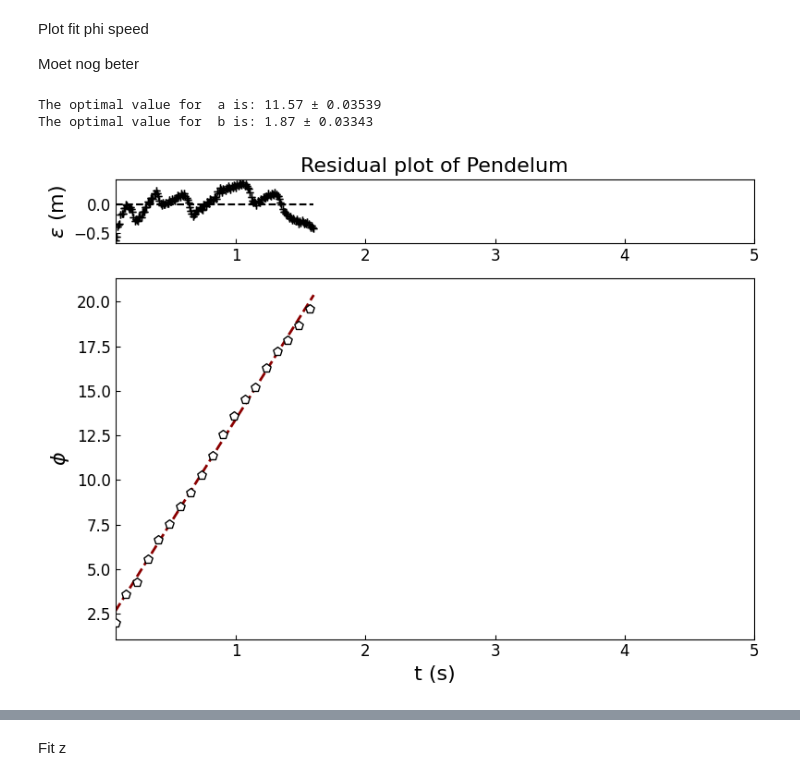
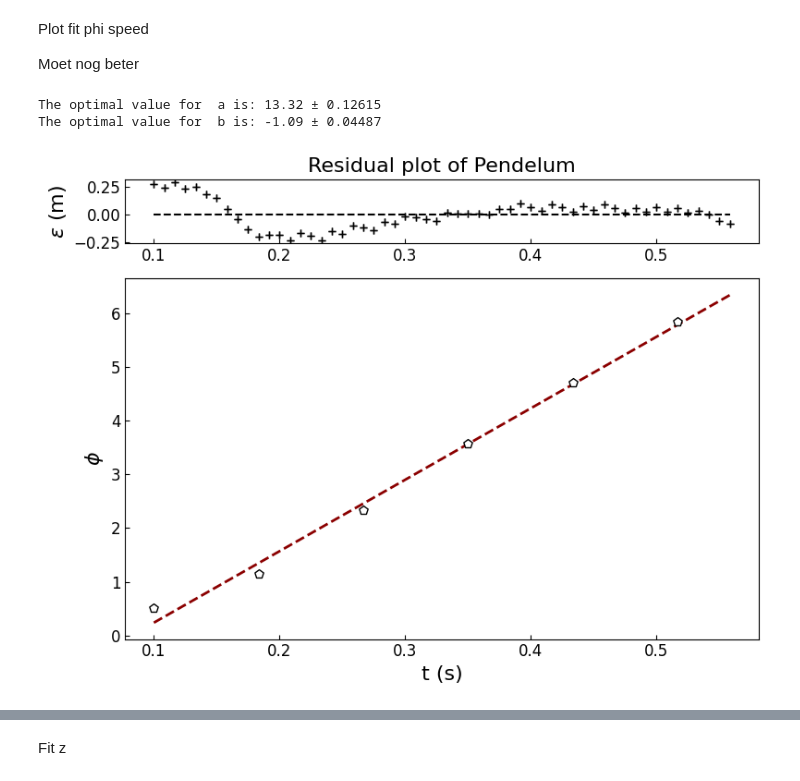
Before and after one commit to Oengaboenga/NSP-2-Jonathan-en-Bryan, a Jupyter notebook: Analyse_meting_6_UIT.ipynb, the cells around one changed output, grey strips where cells are left out. Cells and saved outputs as stored; diff of their text form; code cells hidden in the pictures.

```diff
--- a/Analyse_meting_6_UIT.ipynb
+++ b/Analyse_meting_6_UIT.ipynb
@@ -26,6 +26,7 @@ Xpos = [x for x in Xpos if str(x) != 'nan']
 Ypos = [x for x in Ypos if str(x) != 'nan']
 
 # Er moet nog een juiste scaling factor komen voor de afstand per pixel
-t =np.asarray(t[1:15000])
-x = np.asarray(Xpos[1:15000])
-y = np.asarray(Ypos[1:15000])
+t =np.asarray(t[9:65])
+x = np.asarray(Xpos[9:65])
+y = np.asarray(Ypos[9:65])
+print(len(y))
@@ -124,38 +127,38 @@ r_c = 0.11186
 r_b = 21.98/1000
 r= r_c - r_b
 speed_phi = r*popt_phi[0]
 fout_speed_phi = np.sqrt(pcov_phi[0,0])
 
 
 
 
 fig = plt.figure(figsize=(8,6))
 gs = gridspec.GridSpec(5, 4) #Creates a grid of 6 rows and 4 columns.
 axes_main = plt.subplot(gs[1:5, :4]) #Main axis goes from row 1 to 6.
 axes_residuals = plt.subplot(gs[0, :4],sharex=axes_main) #Residual axis is row 0.
 
 axes_main.tick_params(axis='both',direction ='in',labelsize=12)
 axes_main.scatter(t[::10],phi_sum[::10],color='black', marker = 'p',ec='black',fc='white',s=50,zorder=3)
 axes_main.plot(t,phi_model(t,*popt_phi),color='darkred',ls='--', lw=2)
 axes_main.set_xlabel('t (s)',fontsize=16)
 axes_main.set_ylabel('$\phi$',fontsize=16)
-axes_main.set_xlim(np.min(t),5)
+# axes_main.set_xlim(np.min(t),5)
 
 axes_residuals.tick_params(axis='both',direction ='in',labelsize=12)
 axes_residuals.set_title('Residual plot of Pendelum',fontsize=16)
 axes_residuals.errorbar(t,phi_sum-phi_model(t,*popt_phi),xerr=0,yerr=0,fmt='none',
                         color='black',ecolor='black',capsize=3)
 axes_residuals.hlines(0,np.min(t),np.max(t),color='black',ls='--')
 axes_residuals.set_ylabel(r'$\epsilon$ (m)',fontsize=16)
-axes_residuals.set_xlim(np.min(t),5)
+# axes_residuals.set_xlim(np.min(t),5)
 
 plt.tight_layout()
 plt.show()
 plt.close()
 # %% [output]
-The optimal value for  a is: 11.57 ± 0.03539
-The optimal value for  b is: 1.87 ± 0.03343
+The optimal value for  a is: 13.32 ± 0.12615
+The optimal value for  b is: -1.09 ± 0.04487
-[figure, old version]
+[figure, new version]
 # %%
 def phi_demping_model(t,a,b,c):
     return a*t*np.exp(-c*t) + b
```
Also changed, not shown: parts of 8 cells of this notebook, 7 other files.
